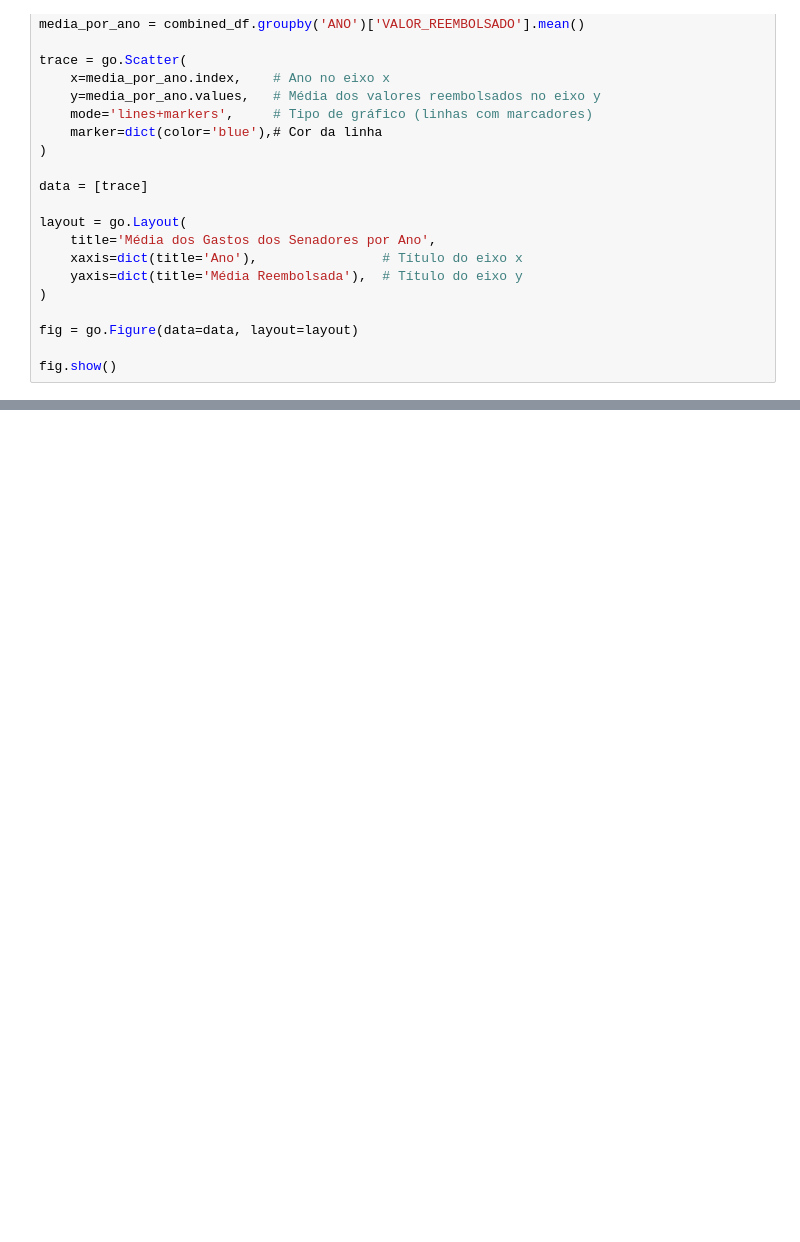
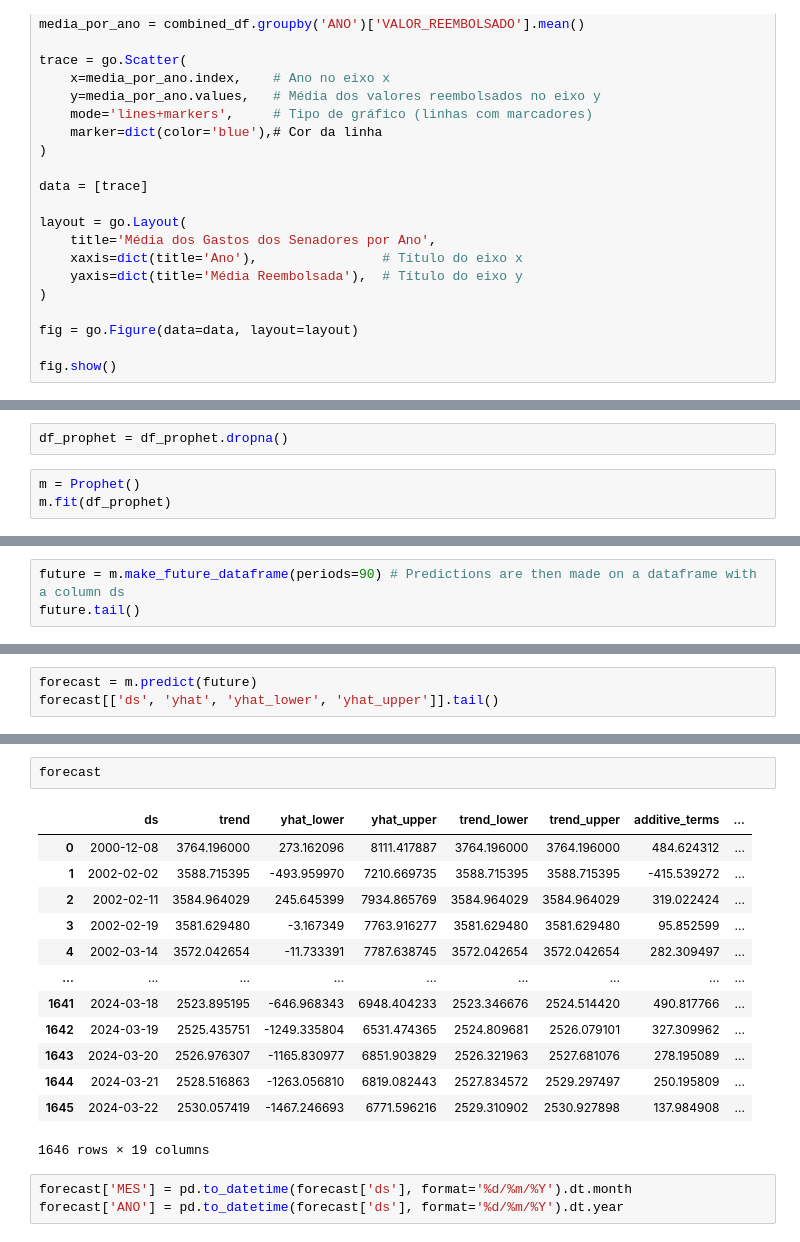
Before and after one commit to camiscf/7-days-of-code-data-science, a Jupyter notebook: notebook.ipynb, the cells around one changed output, grey strips where cells are left out. Saved outputs shown, nothing was run; the diff lists cells and outputs as text; blank space fills up the shorter version.

Commit message:
Day 3: forecasting

```diff
--- a/notebook.ipynb
+++ b/notebook.ipynb
@@ -211,0 +299,5 @@ fig.show()
+# %%
+df_prophet = df_prophet.dropna()
+# %%
+m = Prophet()
+m.fit(df_prophet)
@@ -211,0 +308,3 @@ fig.show()
+# %%
+future = m.make_future_dataframe(periods=90) # Predictions are then made on a dataframe with a column ds
+future.tail()
@@ -211,0 +318,3 @@ fig.show()
+# %%
+forecast = m.predict(future)
+forecast[['ds', 'yhat', 'yhat_lower', 'yhat_upper']].tail()
@@ -211,0 +328,19 @@ fig.show()
+# %%
+forecast
+# %% [output]
+|  | ds | trend | yhat_lower | yhat_upper | trend_lower | trend_upper | additive_terms | ... |
+| 0 | 2000-12-08 | 3764.196000 | 273.162096 | 8111.417887 | 3764.196000 | 3764.196000 | 484.624312 | ... |
+| 1 | 2002-02-02 | 3588.715395 | -493.959970 | 7210.669735 | 3588.715395 | 3588.715395 | -415.539272 | ... |
+| 2 | 2002-02-11 | 3584.964029 | 245.645399 | 7934.865769 | 3584.964029 | 3584.964029 | 319.022424 | ... |
+| 3 | 2002-02-19 | 3581.629480 | -3.167349 | 7763.916277 | 3581.629480 | 3581.629480 | 95.852599 | ... |
+| 4 | 2002-03-14 | 3572.042654 | -11.733391 | 7787.638745 | 3572.042654 | 3572.042654 | 282.309497 | ... |
+| ... | ... | ... | ... | ... | ... | ... | ... | ... |
+| 1641 | 2024-03-18 | 2523.895195 | -646.968343 | 6948.404233 | 2523.346676 | 2524.514420 | 490.817766 | ... |
+| 1642 | 2024-03-19 | 2525.435751 | -1249.335804 | 6531.474365 | 2524.809681 | 2526.079101 | 327.309962 | ... |
+| 1643 | 2024-03-20 | 2526.976307 | -1165.830977 | 6851.903829 | 2526.321963 | 2527.681076 | 278.195089 | ... |
+| 1644 | 2024-03-21 | 2528.516863 | -1263.056810 | 6819.082443 | 2527.834572 | 2529.297497 | 250.195809 | ... |
+| 1645 | 2024-03-22 | 2530.057419 | -1467.246693 | 6771.596216 | 2529.310902 | 2530.927898 | 137.984908 | ... |
+1646 rows × 19 columns
+# %%
+forecast['MES'] = pd.to_datetime(forecast['ds'], format='%d/%m/%Y').dt.month
+forecast['ANO'] = pd.to_datetime(forecast['ds'], format='%d/%m/%Y').dt.year
```
Also changed, not shown: parts of 27 cells of this notebook.
